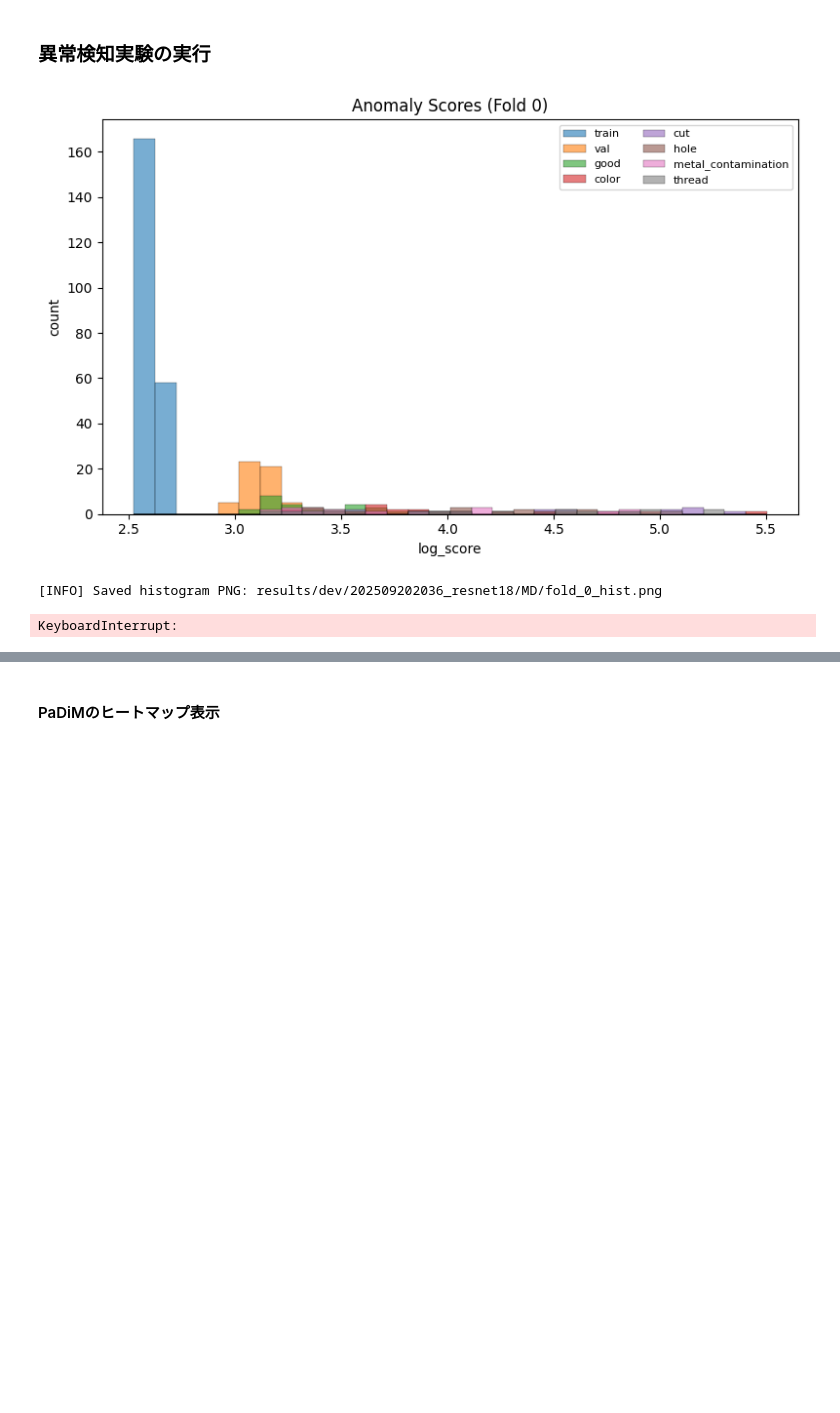
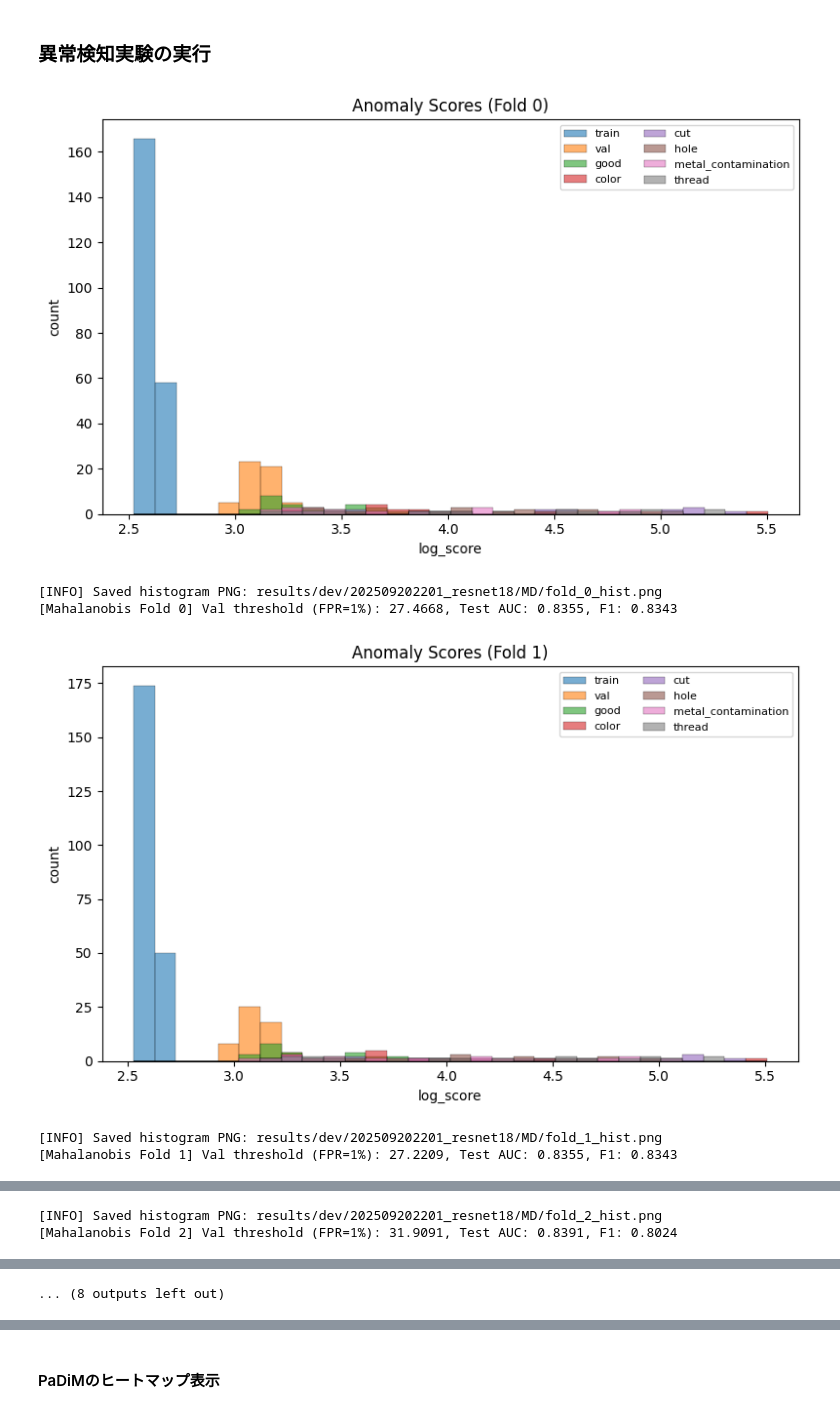
Before and after one commit to macken88/image-anomaly-detection, a Jupyter notebook: 01_experiments_dev.ipynb, the cells around one changed output, grey strips where cells are left out. Drawn from its saved outputs; the diff is of its cells as text; code cells hidden in the pictures; blank space fills up the shorter version.

```diff
--- a/01_experiments_dev.ipynb
+++ b/01_experiments_dev.ipynb
@@ -434,39 +434,41 @@ method_specs = [
         display_name="Mahalanobis",
         fit_fn=fit_mahalanobis,
         score_fn=all_mahalanobis_scores,
-        fit_kwargs={"feature_node": MD_layer, "device": device},
+        fit_kwargs={"feature_node": MD_layer},
         score_kwargs_common={},
         score_kwargs_test={},
         output_dir=dir_md,
     ),
     MethodSpec(
         key="padim",
         display_name="PaDiM",
         fit_fn=fit_padim,
         score_fn=all_padim_scores,
         fit_kwargs={
             "layers": padim_layers,
             "d": padim_channel_subsample,
-            "device": device,
         },
         score_kwargs_common={},
         score_kwargs_test={"return_maps": True},
         output_dir=dir_padim,
         collects_heatmaps=True,
     ),
 ]
 
 method_results = {}
 for spec in method_specs:
     method_results[spec.key] = run_cv_pipeline(
         spec=spec,
         cv_folds=cv_folds,
         model=model,
         dev_test_loader=dev_test_loader,
         device=device,
         threshold_percentile=threshold_percentile,
     )
 # %% [output]
 [figure]
-[INFO] Saved histogram PNG: results/dev/202509202036_resnet18/MD/fold_0_hist.png
+[INFO] Saved histogram PNG: results/dev/202509202201_resnet18/MD/fold_0_hist.png
+[Mahalanobis Fold 0] Val threshold (FPR=1%): 27.4668, Test AUC: 0.8355, F1: 0.8343
+[figure, added]
-KeyboardInterrupt:
+[INFO] Saved histogram PNG: results/dev/202509202201_resnet18/MD/fold_1_hist.png
+[Mahalanobis Fold 1] Val threshold (FPR=1%): 27.2209, Test AUC: 0.8355, F1: 0.8343
@@ -472,0 +476,2 @@ KeyboardInterrupt:
+[INFO] Saved histogram PNG: results/dev/202509202201_resnet18/MD/fold_2_hist.png
+[Mahalanobis Fold 2] Val threshold (FPR=1%): 31.9091, Test AUC: 0.8391, F1: 0.8024
@@ -473,2 +488,3 @@ KeyboardInterrupt:
+... (8 outputs left out)
 # %%
 # 結果表示
```
Also changed, not shown: parts of 4 cells of this notebook.
